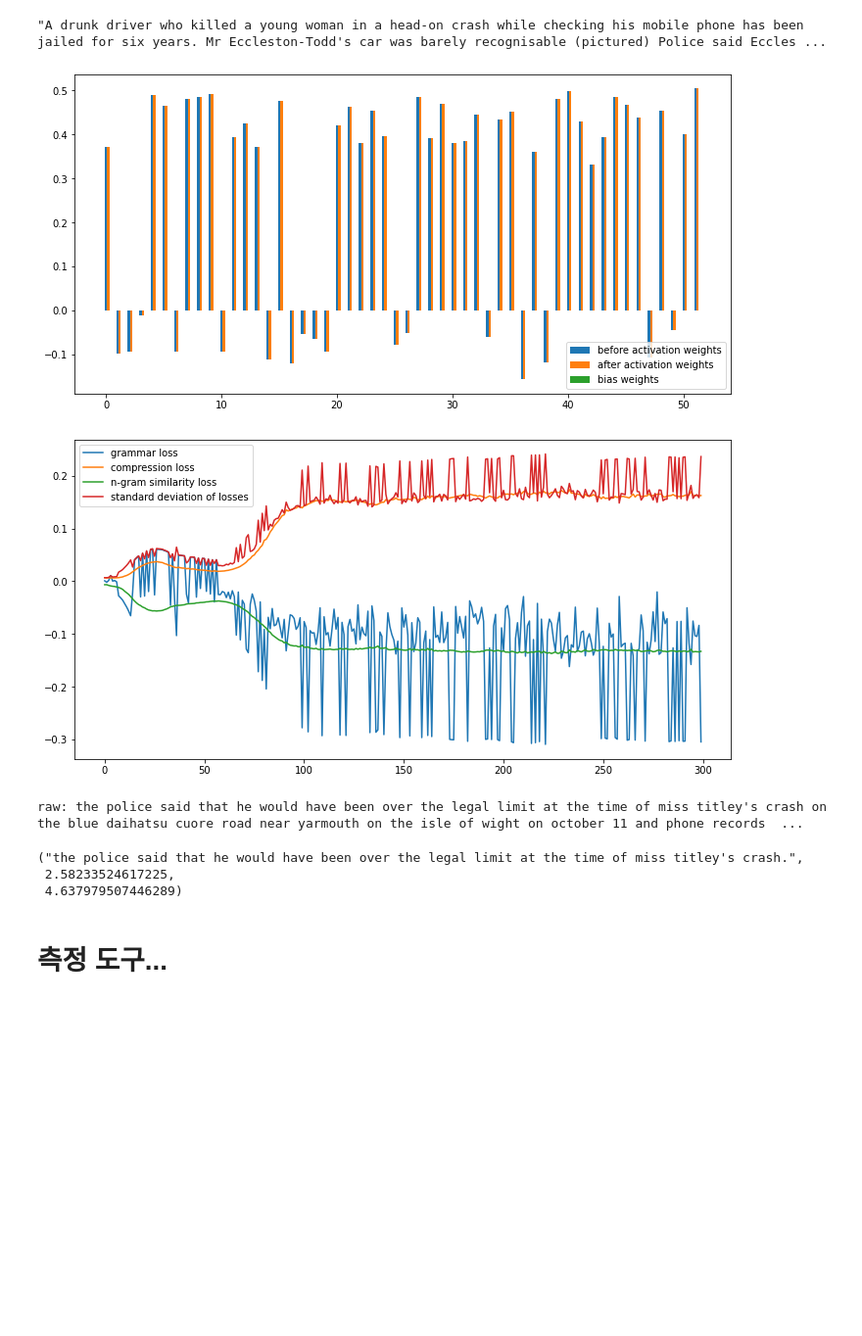
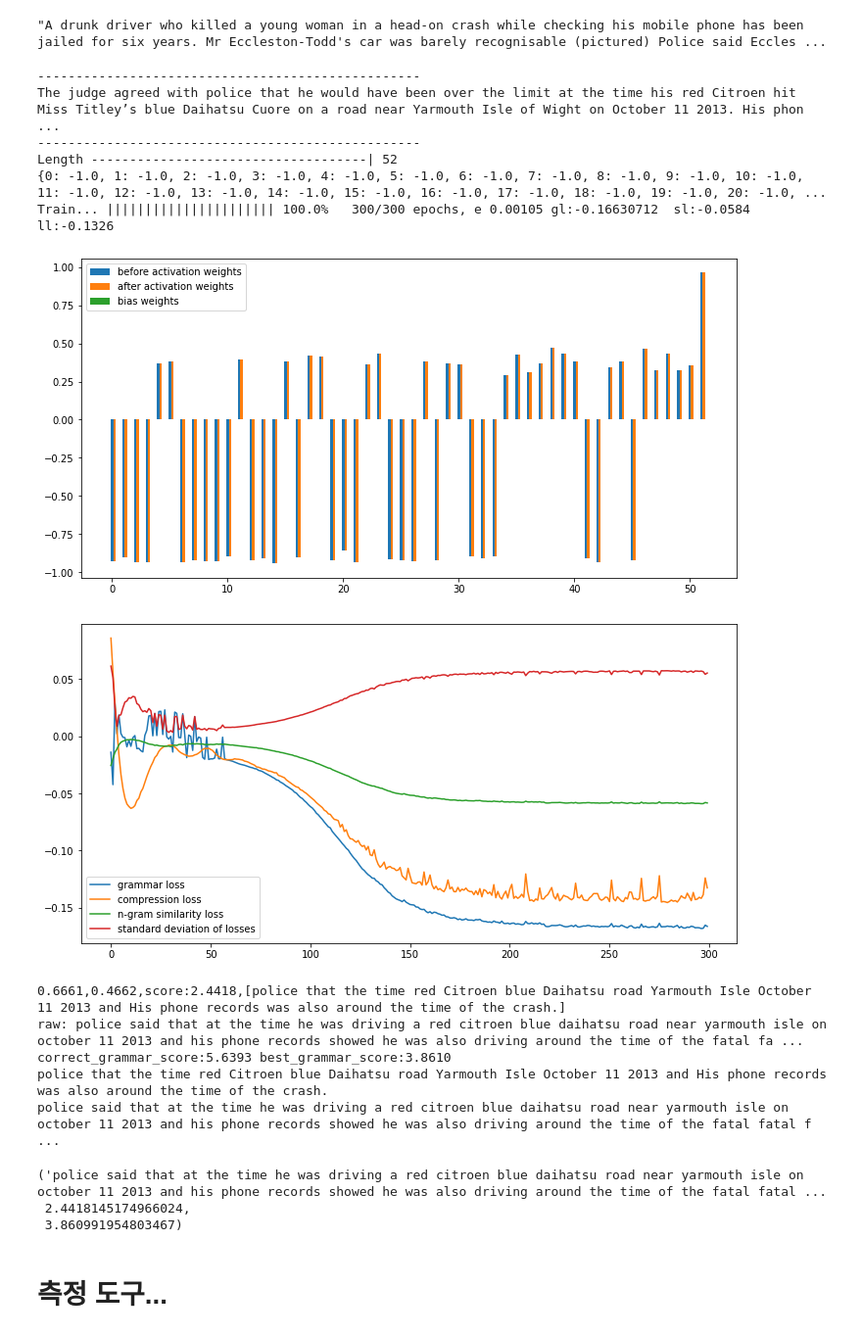
Before and after one commit to dolmani38/Summary2, a Jupyter notebook: en_multi-discriminator GAN 0923.ipynb, the cells around one changed output. Shown at 98% size. Saved outputs shown, nothing was run; the diff lists cells and outputs as text; code cells hidden in the pictures; blank space fills up the shorter version.

```diff
--- a/en_multi-discriminator GAN 0923.ipynb
+++ b/en_multi-discriminator GAN 0923.ipynb
@@ -797,9 +797,9 @@ class Source:
             attention = cosine_similarity(self.full_text,word)
 
             if attention >= trs or index == len(self.org_term_set)-1:
-                self.bias_table[index] = 0.0
+                self.bias_table[index] = attention
             else:
-                self.bias_table[index] = -0.1 #attention #-cosine_similarity(self.full_text,word)
+                self.bias_table[index] = -1.0 #attention #-cosine_similarity(self.full_text,word)
             '''
             if word.endswith(('.','?')):
                 self.seps.append(index)
@@ -983,7 +989,7 @@ from functools import reduce
 def weights_init(m):
     classname = m.__class__.__name__
     if classname.find('Linear') != -1:
-        m.weight.data.normal_(0.0, 0.05)
+        m.weight.data.normal_(0.01, 0.05)
     elif classname.find('BatchNorm') != -1:
         m.weight.data.normal_(0.0, 0.05)
         m.bias.data.fill_(0)
@@ -1331,12 +1337,12 @@ class SAM_Summarizer:
                 #sw3 = sw * fake_len_out
                 #G_l_loss = -torch.mean(sw3)
 
-                G_l_loss = criterion(sw,target)
+                G_l_loss = (criterion(sw,target) - 1) #* (1-epsilon)
 
                 dsc_loss = torch.stack([G_g_loss,G_s_loss,G_l_loss])
 
-                #G_loss = torch.dot(dfs,dsc_loss) #+ torch.std(dsc_loss)
-                G_loss =  G_g_loss  + G_s_loss + G_l_loss * comp_rate
+                G_loss = torch.dot(dfs,dsc_loss) + torch.std(dsc_loss)*2
+                #G_loss =  G_g_loss  + G_s_loss + G_l_loss * comp_rate
                 #G_loss = G_l_loss
 
                 #print(G_loss)
@@ -1731,18 +1737,28 @@ def summary(ft,text,steps=4,top_rank=2,comp_rate=1.0):
 
     return ' '.join(summary_text).strip()
 # %%
-logout = False
+logout = True
 txt = """
  The judge agreed with police that he would have been over the limit at the time his red Citroen hit Miss Titley’s blue Daihatsu Cuore on a road near Yarmouth, Isle of Wight, on October 11, 2013. His phone records showed he was also texting around the time of the crash.
  """
-sam_wgan4(get_prepared_doc(sentences_dataset[2]),txt,epochs=300,display= True,retry = False,comp_rate=0.9)
+sam_wgan4(get_prepared_doc(sentences_dataset[2]),txt,epochs=300,display= True,retry = False,comp_rate=0.7)
 # %% [output]
+--------------------------------------------------
+The judge agreed with police that he would have been over the limit at the time his red Citroen hit Miss Titley’s blue Daihatsu Cuore on a road near Yarmouth Isle of Wight on October 11 2013. His phon ...
+--------------------------------------------------
+Length ------------------------------------| 52
+{0: -1.0, 1: -1.0, 2: -1.0, 3: -1.0, 4: -1.0, 5: -1.0, 6: -1.0, 7: -1.0, 8: -1.0, 9: -1.0, 10: -1.0, 11: -1.0, 12: -1.0, 13: -1.0, 14: -1.0, 15: -1.0, 16: -1.0, 17: -1.0, 18: -1.0, 19: -1.0, 20: -1.0, ...
+Train... |||||||||||||||||||||| 100.0%   300/300 epochs, e 0.00105 gl:-0.16630712  sl:-0.0584 ll:-0.1326
-[figure, old version]
+[figure, new version]
-[figure, old version]
+[figure, new version]
-raw: the police said that he would have been over the legal limit at the time of miss titley's crash on the blue daihatsu cuore road near yarmouth on the isle of wight on october 11 and phone records  ...
-("the police said that he would have been over the legal limit at the time of miss titley's crash.",
- 2.58233524617225,
- 4.637979507446289)
+0.6661,0.4662,score:2.4418,[police that the time red Citroen blue Daihatsu road Yarmouth Isle October 11 2013 and His phone records was also around the time of the crash.]
+raw: police said that at the time he was driving a red citroen blue daihatsu road near yarmouth isle on october 11 2013 and his phone records showed he was also driving around the time of the fatal fa ...
+correct_grammar_score:5.6393 best_grammar_score:3.8610
+police that the time red Citroen blue Daihatsu road Yarmouth Isle October 11 2013 and His phone records was also around the time of the crash.
+police said that at the time he was driving a red citroen blue daihatsu road near yarmouth isle on october 11 2013 and his phone records showed he was also driving around the time of the fatal fatal f ...
+('police said that at the time he was driving a red citroen blue daihatsu road near yarmouth isle on october 11 2013 and his phone records showed he was also driving around the time of the fatal fatal ...
+ 2.4418145174966024,
+ 3.860991954803467)
 # %% [markdown]
 # 측정 도구...
 # %%
```
Also changed, not shown: parts of 9 cells of this notebook.
